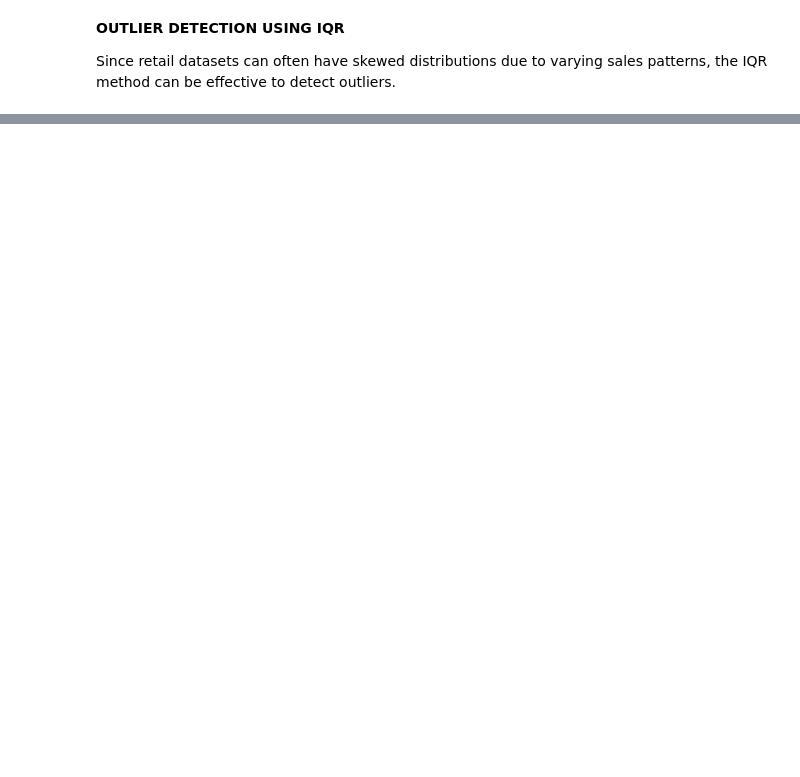
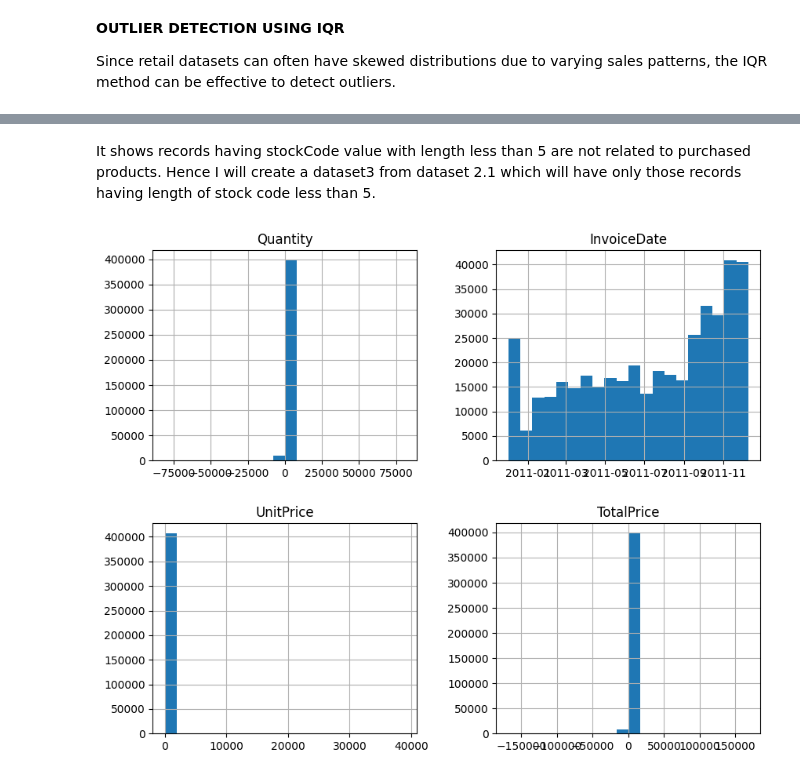
Before and after one commit to AnchalSharma02/Data-Science, a Jupyter notebook: Retail_Dataset_Analysis.ipynb, the cells around one changed output, grey strips where cells are left out. Saved outputs shown, nothing was run; the diff lists cells and outputs as text; code cells hidden in the pictures; blank space fills up the shorter version.

```diff
--- a/Retail_Dataset_Analysis.ipynb
+++ b/Retail_Dataset_Analysis.ipynb
@@ -281,0 +69,3 @@ data[data['Description'].isna()==True]
+# %%
+dataset2['TotalPrice'] = dataset2['Quantity'] * dataset2['UnitPrice']
+dataset2.isnull().sum()
@@ -281,0 +117,3 @@ data[data['Description'].isna()==True]
+# %%
+dataset_2_1 = dataset2[~(dataset2['CustomerID'].str.lower().str.startswith('re', na=False))]
+dataset_2_1
@@ -283,0 +140,2 @@ data[data['Description'].isna()==True]
+# %%
+dataset_2_1['TotalPrice'] = dataset_2_1['Quantity'] * dataset_2_1['UnitPrice']
@@ -385,0 +413,2 @@ data.describe()
+# %% [markdown]
+It shows records having stockCode value with length less than 5 are not related to purchased products. Hence I will create a dataset3 from dataset 2.1 which will have only those records having length of stock code less than 5.
@@ -385,0 +417,5 @@ data.describe()
+# %%
+dataset_2_1.hist(figsize=(10, 8), bins=20)
+plt.show()
+# %% [output]
+[figure, added]
```
Also changed, not shown: parts of 127 cells of this notebook, 2 other files.
